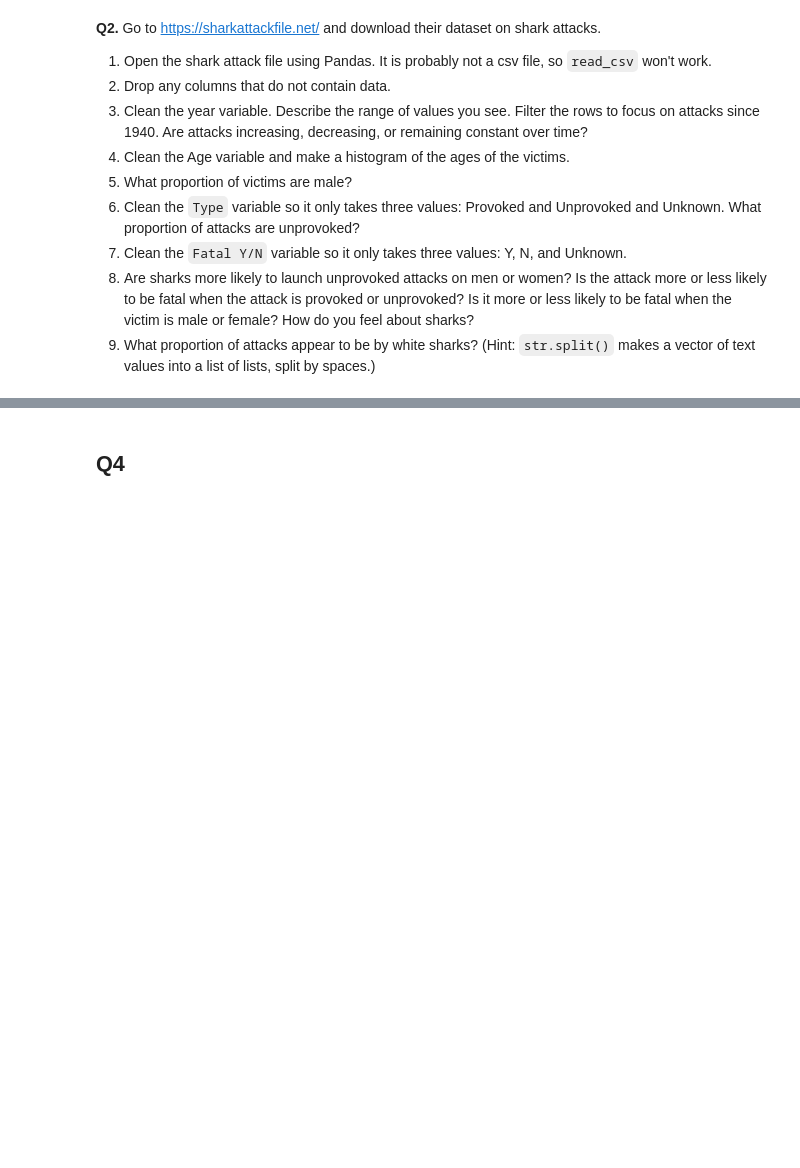
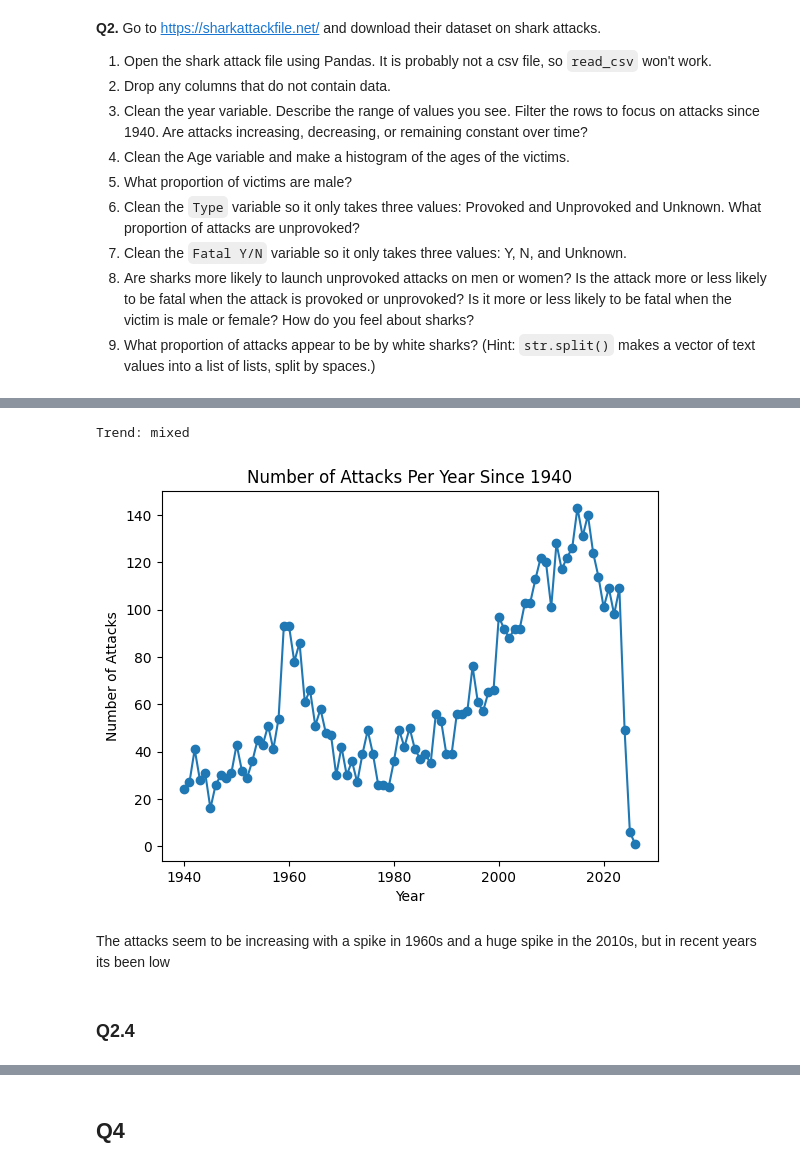
Before and after one commit to lommoberry/wrangling, a Jupyter notebook: assignment/assignment.ipynb, the cells around one changed output, grey strips where cells are left out. Drawn from its saved outputs; the diff is of its cells as text; code cells hidden in the pictures; blank space fills up the shorter version.

```diff
--- a/assignment/assignment.ipynb
+++ b/assignment/assignment.ipynb
@@ -209,0 +360,3 @@ print(df)
+# %%
+df = pd.read_excel('GSAF5.xls')
+print(df)
@@ -209,0 +385,6 @@ print(df)
+# %%
+df.replace(r'', np.nan)#if empty string, regard it as null
+df = df.dropna(axis=1, how='all')
+print(df)
+# drop if how=all, which means everythign is nan
+# df = df.dropna(thresh=1, aixs=1) might be useful, drop column if a single nan in data
@@ -209,0 +476,31 @@ print(df)
+# %%
+df_filtered = df[df["Year"] >= 1940]
+year_counts = df_filtered["Year"].value_counts().sort_index()
+
+year_counts_diff = year_counts.diff()
+
+if year_counts_diff.dropna().gt(0).all():
+    trend = "increasing"
+elif year_counts_diff.dropna().lt(0).all():
+    trend = "decreasing"
+elif year_counts_diff.dropna().eq(0).all():
+    trend = "constant"
+else:
+    trend = "mixed"
+
+print(f"Trend: {trend}")
+# %% [output]
+Trend: mixed
+# %%
+
+plt.plot(year_counts.index, year_counts.values, marker="o", linestyle="-")
+plt.xlabel("Year")
+plt.ylabel("Number of Attacks")
+plt.title("Number of Attacks Per Year Since 1940")
+plt.show()
+# %% [output]
+[figure, added]
+# %% [markdown]
+The attacks seem to be increasing with a spike in 1960s and a huge spike in the 2010s, but in recent years its been low
+# %% [markdown]
+### Q2.4
```
Also changed, not shown: parts of 52 cells of this notebook, 1 other file.
